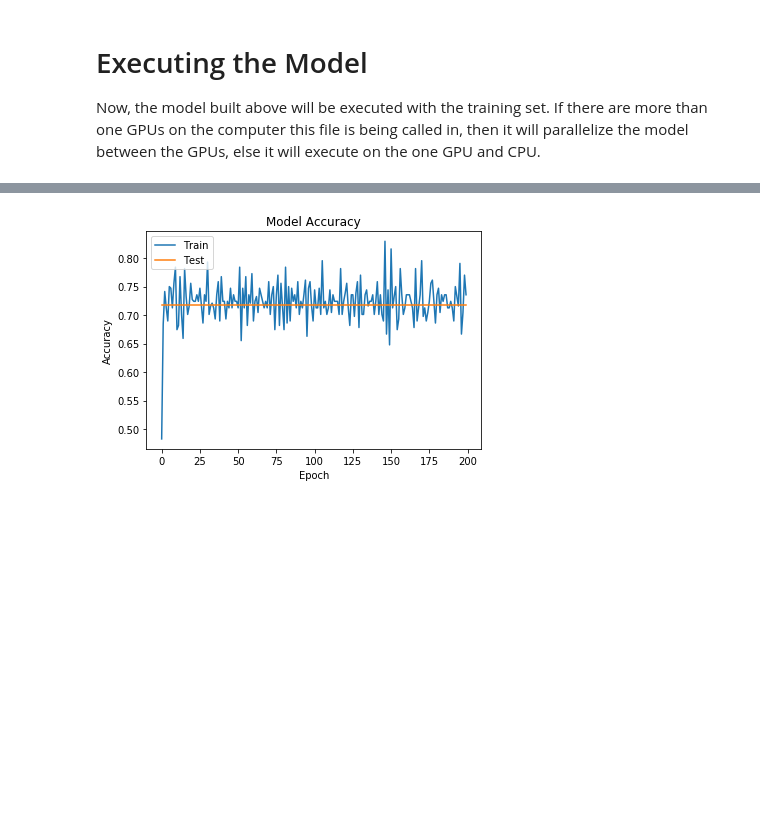
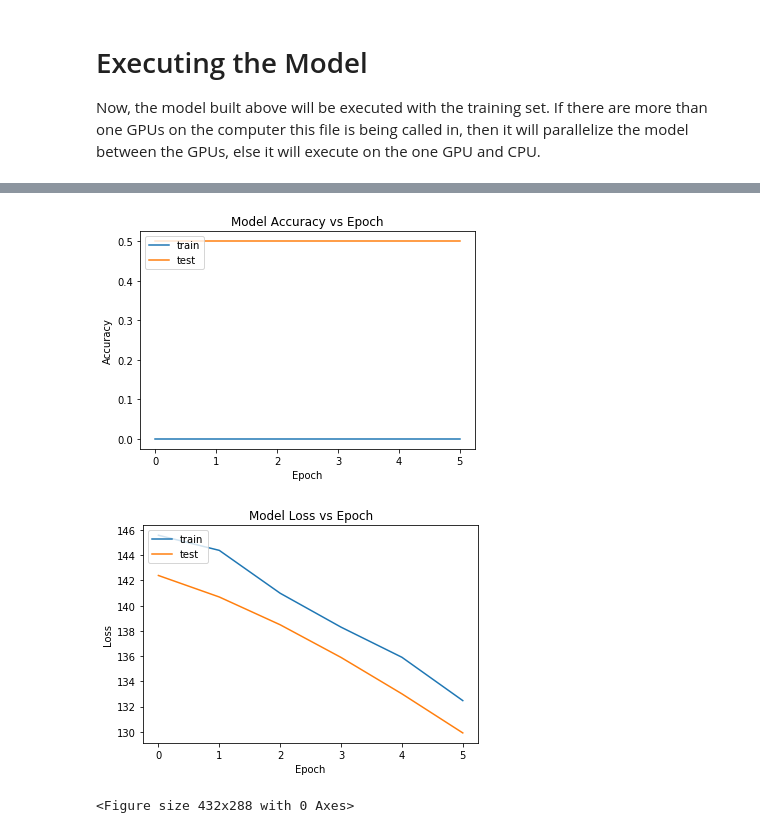
Before and after one commit to AstroNoodles/Mini-Projects, a Jupyter notebook: Parallel_Sync_CNN_Research.ipynb, the cells around one changed output, grey strips where cells are left out. Cells and saved outputs as stored; diff of their text form; code cells hidden in the pictures; blank space fills up the shorter version.

```diff
--- a/Parallel_Sync_CNN_Research.ipynb
+++ b/Parallel_Sync_CNN_Research.ipynb
@@ -541,18 +510,23 @@ def results_to_file(results, file_name="test.txt"):
     print(str(results), file=file)
   print('Success saving to file!')
 # %%
-optimizer = tf.keras.optimizers.SGD(lr=learning_rate, decay=1e-6, momentum=0.9,
+optimizer = tf.keras.optimizers.SGD(lr=learning_rate, momentum=0.9,
                                     nesterov = True)
-test_batch = 4
+EPOCHS = 300
+BATCH_SIZE = 128
+
 history = None
 print(y_test)
 if isParallel:
   print('GPUs parallelized!')
-  multi_gpu_model = tf.keras.utils.multi_gpu_model(model2, 2)
-  multi_gpu_model.compile(optimizer=optimizer, loss="categorical_crossentropy", metrics=['accuracy'])
+  model2 = tf.keras.utils.multi_gpu_model(model2, 2)
+  model2.compile(optimizer=optimizer, loss="categorical_crossentropy", metrics=
+                 [tf.keras.metrics.Precision(name = 'precision'), tf.keras.metrics.AUC(name="auc"),
+                  tf.keras.metrics.BinaryAccuracy(name="binary_acc"), tf.keras.metrics.Recall(name='recall')])
+
   history = multi_gpu_model.fit_generator(data_gen.flow(x_train, y_train, batch_size=BATCH_SIZE),
                       steps_per_epoch=(x_train.shape[0] // BATCH_SIZE), epochs=EPOCHS,
-                      validation_data=(x_test, y_test))
+                      validation_data=(x_val, y_val), class_weight=class_weights)
   results_to_file(history.history, 'model2-l2perfect=' + str(reg_factor) + '.txt')
 else:
   print('CPU Compilation')
@@ -560,8 +534,9 @@ else:
   model2.compile(optimizer=optimizer, loss="binary_crossentropy",
                 metrics=[tf.keras.metrics.Precision(name = 'precision'), tf.keras.metrics.AUC(name="auc"),
                          tf.keras.metrics.BinaryAccuracy(name="binary_acc"), tf.keras.metrics.Recall(name='recall')])
+
   history = model2.fit_generator(data_gen.flow(x_train, y_train, batch_size=test_batch),
                       steps_per_epoch=(x_train.shape[0] // test_batch), epochs=EPOCHS,
-                      validation_data=(x_test, y_test))
+                      validation_data=(x_test, y_test), class_weight=class_weights)
   results_to_file(history.history, 'model2perfect.txt')
 # %% [output]
@@ -585,11 +574,23 @@ CPU Compilation
 # %%
-plt.clf()
-plt.plot(history.history['acc'])
-plt.plot(history.history['val_acc'])
-plt.xlabel('Epoch')
-plt.ylabel('Accuracy')
-plt.title('Model Accuracy')
-plt.legend(['Train', 'Test'], loc="upper left")
-plt.savefig('model2-acc.png')
+def plot_curve(train_data, test_data, figname, title, ylabel):
+  plt.clf()
+  plt.plot(train_data)
+  plt.plot(test_data)
+  plt.xlabel('Epoch')
+  plt.ylabel(ylabel)
+  plt.title(title)
+  plt.legend(['train', 'test'], loc='upper left')
+  plt.show()
+  plt.savefig(figname)
-# %% [output]
-[figure, removed]
+# %%
+plot_curve(history.history['binary_acc'],
+           history.history['val_binary_acc'], 'model2acc.png',
+           'Model Accuracy vs Epoch',
+          'Accuracy')
+plot_curve(history.history['loss'],
+           history.history['val_loss'], 'model2loss.png',
+           'Model Loss vs Epoch', 'Loss')
+# %% [output]
+[figure, added]
+[figure, added]
+<Figure size 432x288 with 0 Axes>
```
Also changed, not shown: parts of 29 cells of this notebook.
